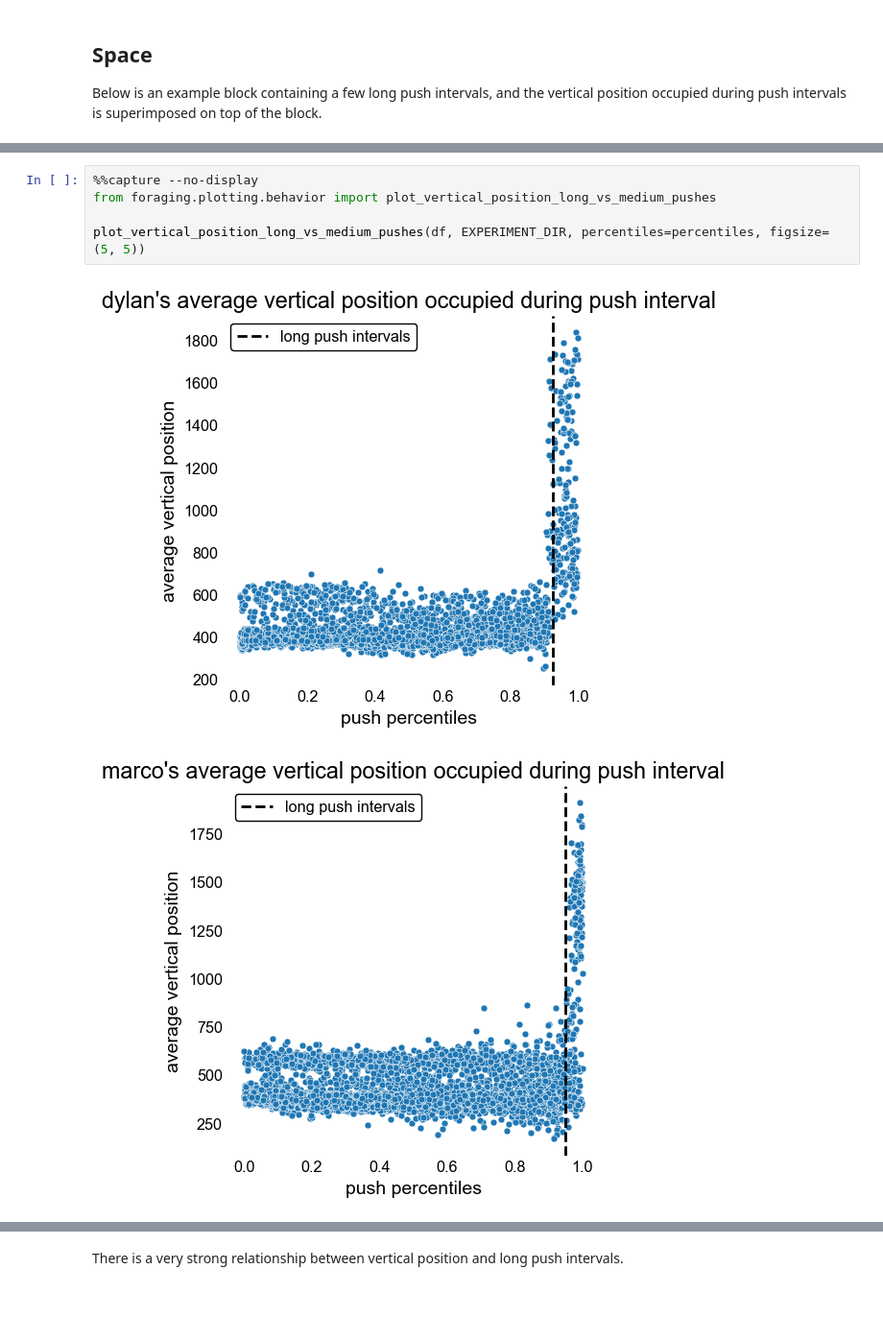
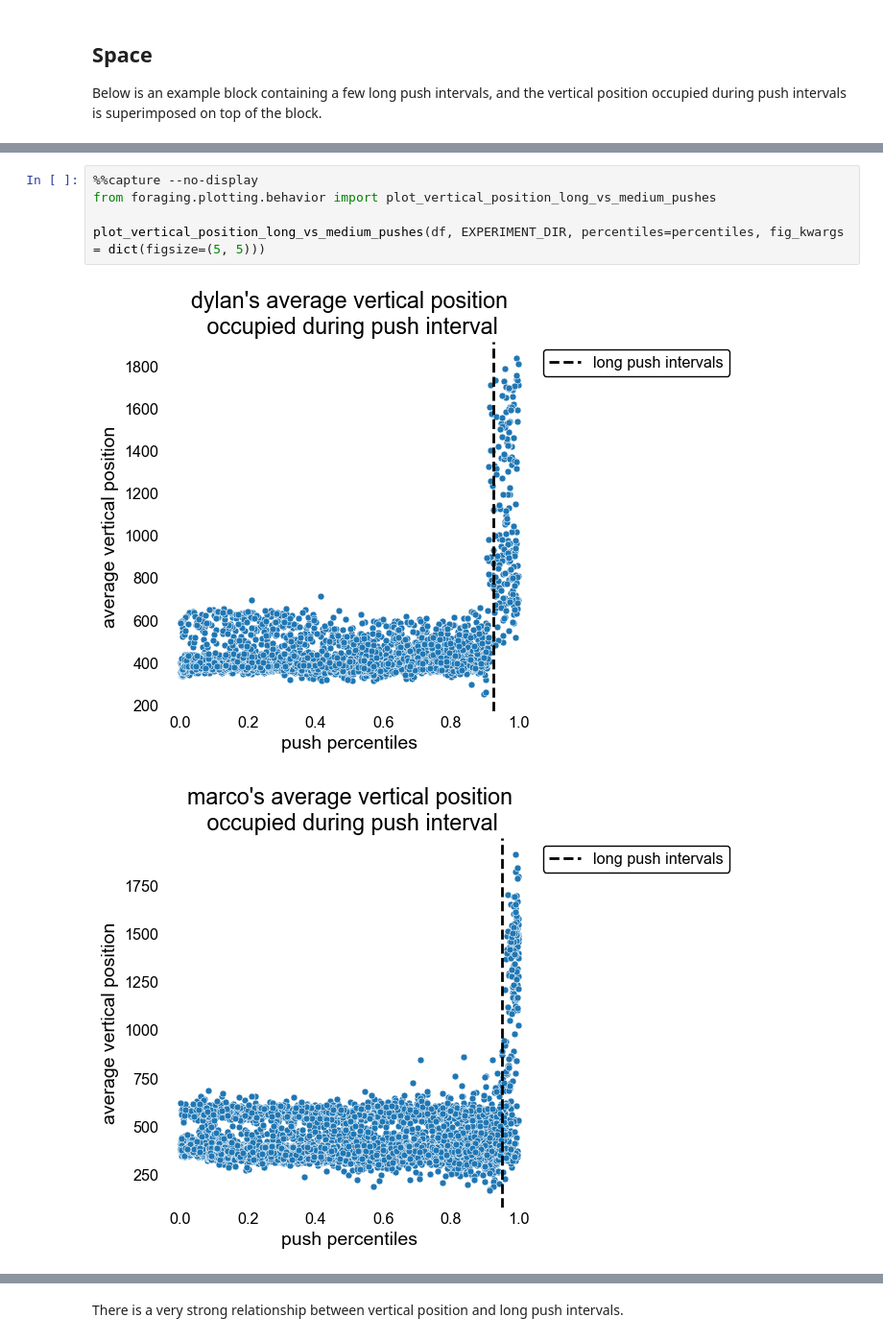
Before and after one commit to XaqLab/Foraging, a Jupyter notebook: notebooks/Data Cleaning.ipynb, the cells around one changed output, grey strips where cells are left out. Shown at 96% size. Cells and saved outputs as stored; diff of their text form; blank space fills up the shorter version.

```diff
--- a/notebooks/Data Cleaning.ipynb
+++ b/notebooks/Data Cleaning.ipynb
@@ -206,8 +207,8 @@ In this block, there are a couple long push intervals occurring around 100 s and
 # %%
 %%capture --no-display
 from foraging.plotting.behavior import plot_vertical_position_long_vs_medium_pushes
 
-plot_vertical_position_long_vs_medium_pushes(df, EXPERIMENT_DIR, percentiles=percentiles, figsize=(5, 5))
+plot_vertical_position_long_vs_medium_pushes(df, EXPERIMENT_DIR, percentiles=percentiles, fig_kwargs = dict(figsize=(5, 5)))
 # %% [output]
-[figure, old version]
+[figure, new version]
-[figure, old version]
+[figure, new version]
```
Also changed, not shown: parts of 10 cells of this notebook, 9 other files.
